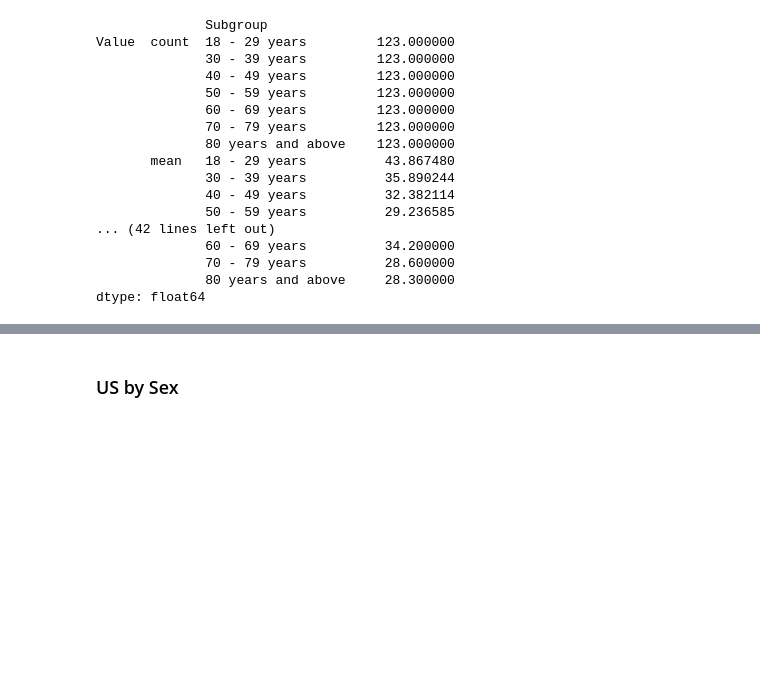
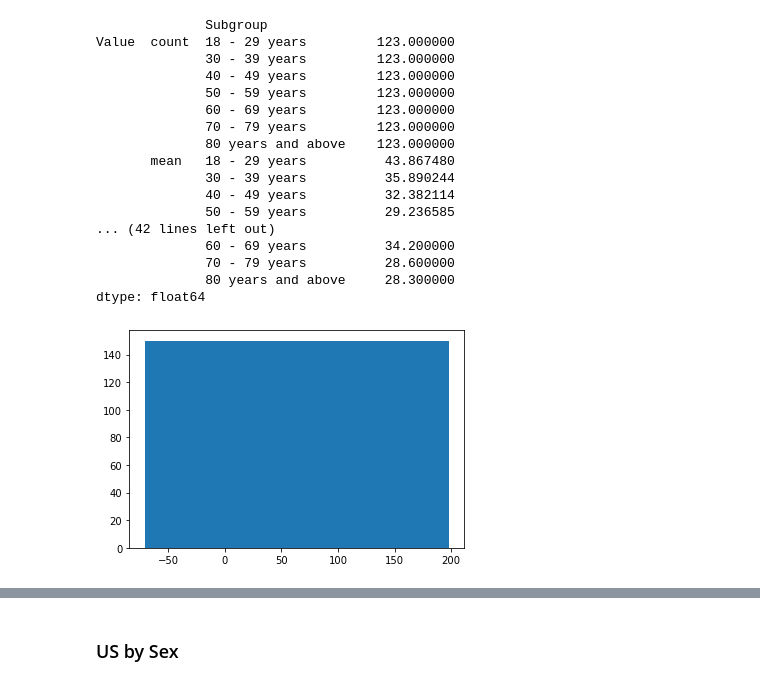
Before and after one commit to lmm2020/EDA-Projects, a Jupyter notebook: EDA_anxiety.ipynb, the cells around one changed output, grey strips where cells are left out. Drawn from its saved outputs; the diff is of its cells as text; code cells hidden in the pictures; blank space fills up the shorter version.

```diff
--- a/EDA_anxiety.ipynb
+++ b/EDA_anxiety.ipynb
@@ -516,3 +532,14 @@ Value  count  18 - 29 years         123.000000
               70 - 79 years          28.600000
               80 years and above     28.300000
 dtype: float64
+# %%
+#assign the above line of code to a variable for easier reading
+
+age_unstacked = us_by_age.groupby('Subgroup').describe().unstack(1)
+# %%
+#idk ???
+
+plt.bar(age_unstacked, height= 150, width=150)
+plt.show()
+# %% [output]
+[figure, added]
```
Also changed, not shown: parts of 4 cells of this notebook.
